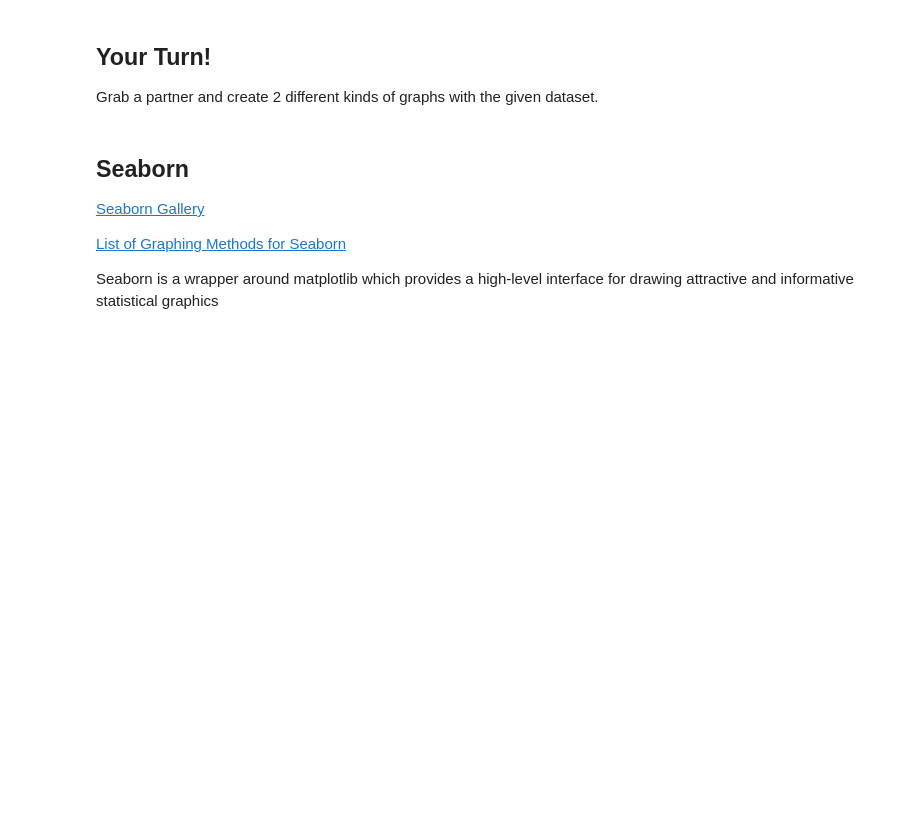
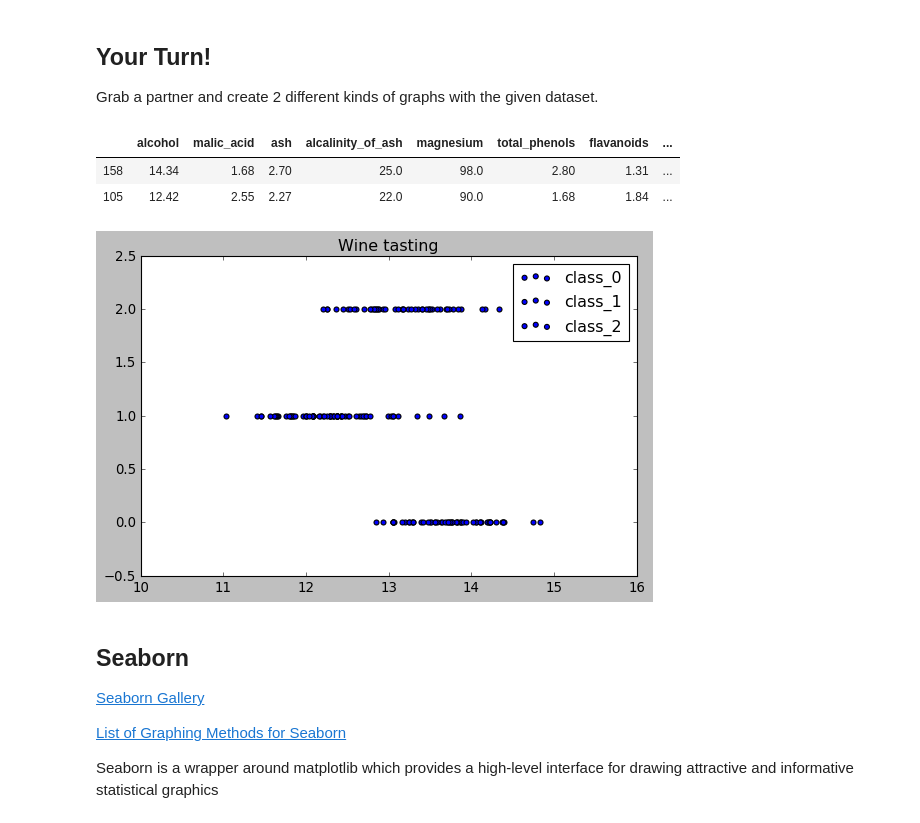
Before and after one commit to hmdev649/visualization_seattle-ds-102819, a Jupyter notebook: index.ipynb, the cells around one changed output. Cells and saved outputs as stored; diff of their text form; code cells hidden in the pictures; blank space fills up the shorter version.

```diff
--- a/index.ipynb
+++ b/index.ipynb
@@ -180,7 +193,7 @@ Find another style from the Docs and set the style. Once you've set the style tr
 
 [Style Sheets](https://matplotlib.org/3.1.1/gallery/style_sheets/style_sheets_reference.html)
 # %%
-style = 'fivethirtyeight'
+style = 'classic'
 plt.style.use(style)
 # %% [markdown]
 ### Minor Digression: Plotting functions
@@ -252,3 +271,47 @@ wine_data = load_wine()
+# %%
+wine_data = load_wine()
+wd = pd.DataFrame(wine_data['data'], columns=wine_data['feature_names'])
+wd['target'] = wine_data['target']
+# %%
+wd.sample(n=2)
+# %% [output]
+|  | alcohol | malic_acid | ash | alcalinity_of_ash | magnesium | total_phenols | flavanoids | ... |
+| 158 | 14.34 | 1.68 | 2.70 | 25.0 | 98.0 | 2.80 | 1.31 | ... |
+| 105 | 12.42 | 2.55 | 2.27 | 22.0 | 90.0 | 1.68 | 1.84 | ... |
+# %%
+# fig, ax = plt.subplots(figsize=(8, 5))
+
+# # Iterate through each type of flower and plot them using different colors
+# for flower in df['target'].unique():
+#     subset_df = df[df['target'] == flower]
+#     x = subset_df['petal width (cm)']
+#     y = subset_df['petal length (cm)']
+
+#     ax.scatter(x, y, label=data['target_names'][flower])
+
+# # Label your axes!
+# ax.set_ylabel('petal length (cm)')
+# ax.set_xlabel('petal width (cm)')
+# ax.set_title('Petal length vs. Petal Width for Three Species of Flowers')
+# ax.legend();
+
+wine_fig, wine_ax = plt.subplots(figsize=(8, 5))
+
+# Iterate through each type of flower and plot them using different colors
+for wine in wd['target'].unique():
+    subset_wd = wd[wd['target'] == wine]
+    x_w = subset_wd['alcohol']
+    y_w = subset_wd['target']
+
+    wine_ax.scatter(x_w, y_w, label=wine_data['target_names'][wine])
+
+# Label your axes!
+# wine_ax.set_ylabel('nonflavanoid phenols')
+# wine_ax.set_xlabel('flavanoids')
+wine_ax.set_title('Wine tasting')
+wine_ax.legend();
+# %% [output]
+[figure, added]
 # %% [markdown]
 ## Seaborn
 
```
Also changed, not shown: parts of 11 cells of this notebook, 1 other file.
